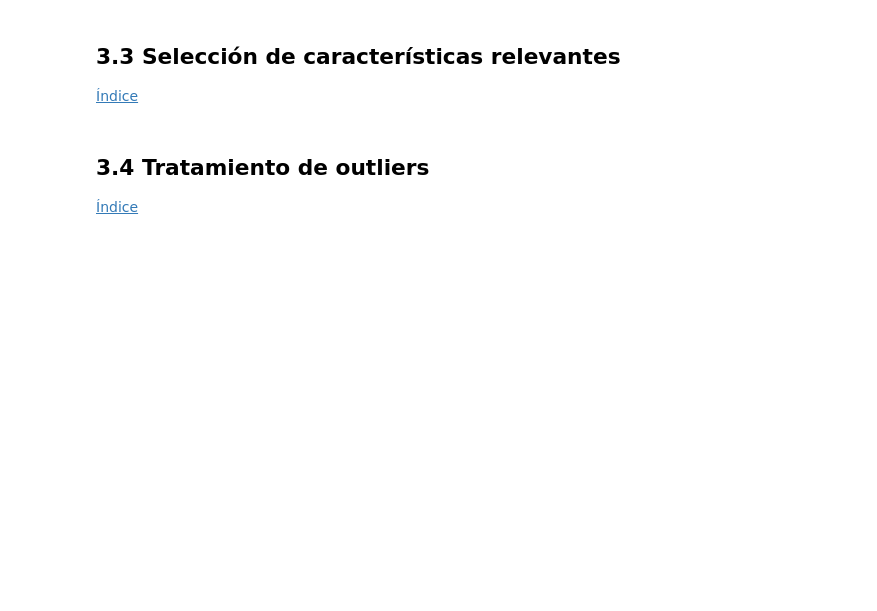
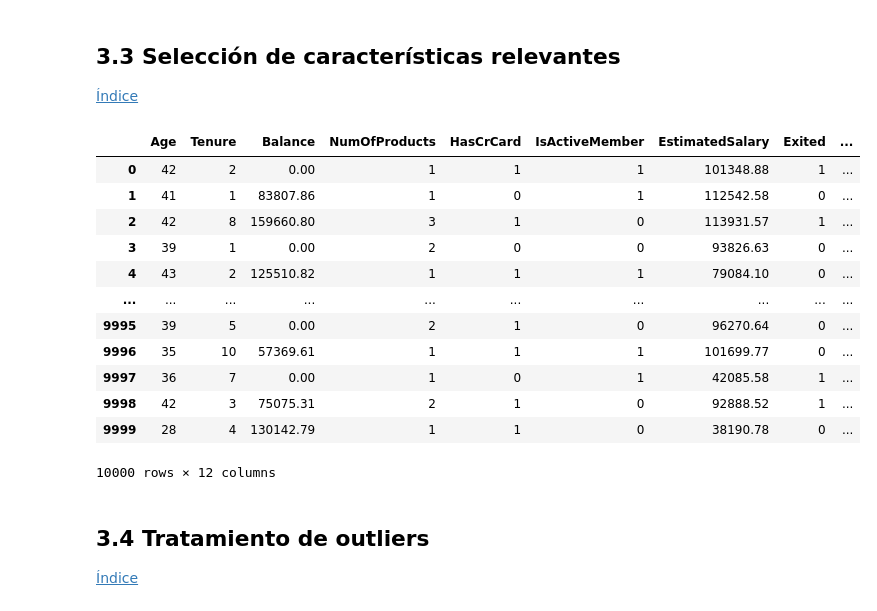
Before and after one commit to rmmateosv/SAA2223, a Jupyter notebook: Tema4/Clasificacion/1_RL_AbandonoDeClientes-alumnos.ipynb, the cells around one changed output. Drawn from its saved outputs; the diff is of its cells as text; code cells hidden in the pictures; blank space fills up the shorter version.

```diff
--- a/Tema4/Clasificacion/1_RL_AbandonoDeClientes-alumnos.ipynb
+++ b/Tema4/Clasificacion/1_RL_AbandonoDeClientes-alumnos.ipynb
@@ -114,3 +264,19 @@ NameError: name 'df' is not defined
+# %%
+df
+# %% [output]
+|  | Age | Tenure | Balance | NumOfProducts | HasCrCard | IsActiveMember | EstimatedSalary | Exited | ... |
+| 0 | 42 | 2 | 0.00 | 1 | 1 | 1 | 101348.88 | 1 | ... |
+| 1 | 41 | 1 | 83807.86 | 1 | 0 | 1 | 112542.58 | 0 | ... |
+| 2 | 42 | 8 | 159660.80 | 3 | 1 | 0 | 113931.57 | 1 | ... |
+| 3 | 39 | 1 | 0.00 | 2 | 0 | 0 | 93826.63 | 0 | ... |
+| 4 | 43 | 2 | 125510.82 | 1 | 1 | 1 | 79084.10 | 0 | ... |
+| ... | ... | ... | ... | ... | ... | ... | ... | ... | ... |
+| 9995 | 39 | 5 | 0.00 | 2 | 1 | 0 | 96270.64 | 0 | ... |
+| 9996 | 35 | 10 | 57369.61 | 1 | 1 | 1 | 101699.77 | 0 | ... |
+| 9997 | 36 | 7 | 0.00 | 1 | 0 | 1 | 42085.58 | 1 | ... |
+| 9998 | 42 | 3 | 75075.31 | 2 | 1 | 0 | 92888.52 | 1 | ... |
+| 9999 | 28 | 4 | 130142.79 | 1 | 1 | 0 | 38190.78 | 0 | ... |
+10000 rows × 12 columns
 # %% [markdown]
 ## 3.4 Tratamiento de outliers <a name="3_4"></a>
 [Índice](#indice)
```
Also changed, not shown: parts of 27 cells of this notebook.
